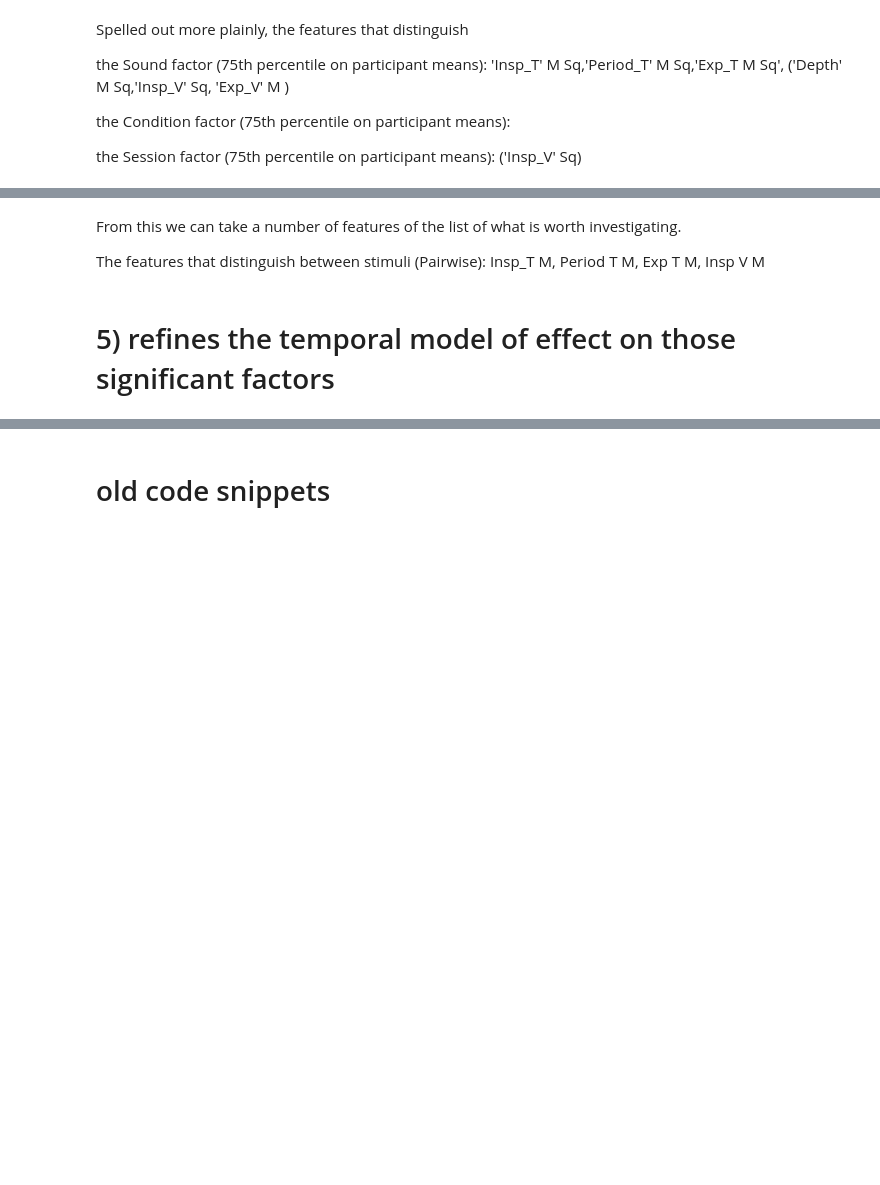
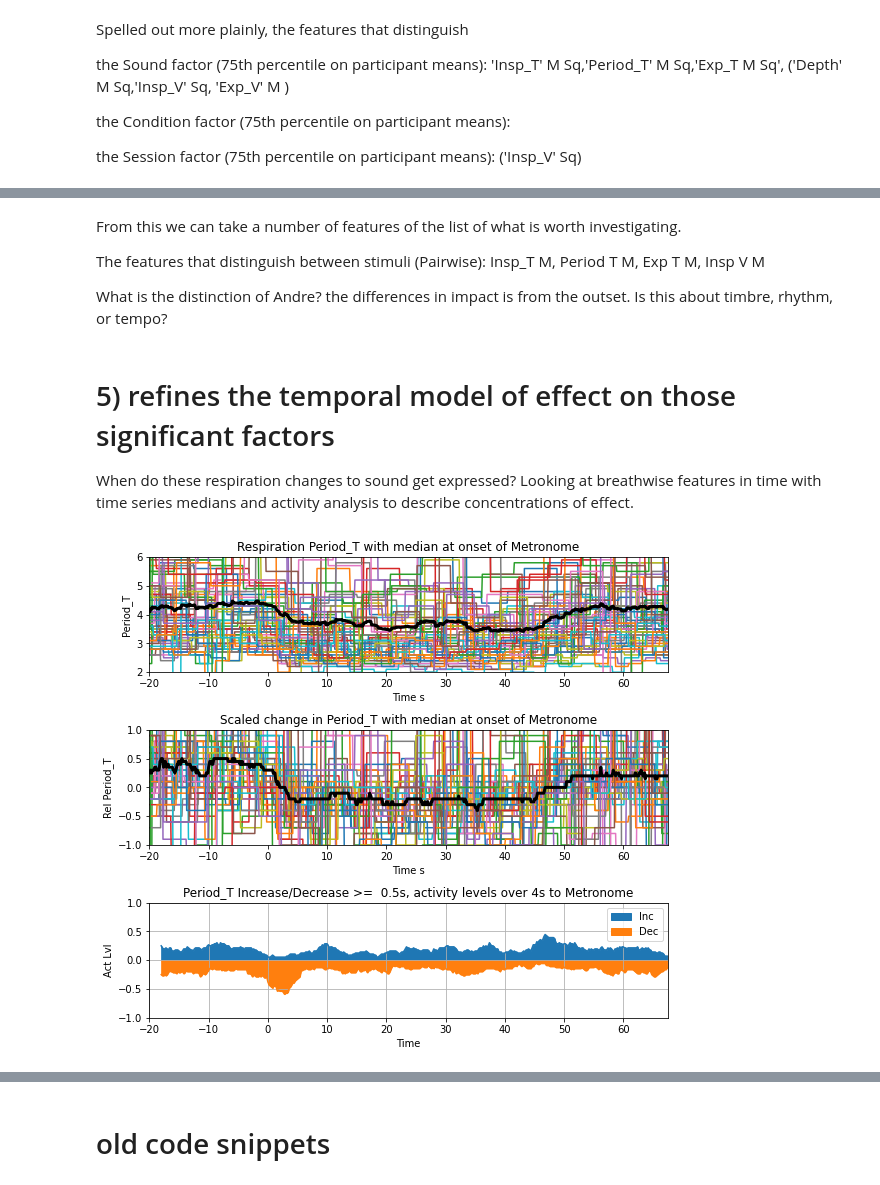
Before and after one commit to finn42/Respiration-Standing, a Jupyter notebook: Headphones_Project_Respiration_Analysis.ipynb, the cells around one changed output, grey strips where cells are left out. Cells and saved outputs as stored; diff of their text form; code cells hidden in the pictures; blank space fills up the shorter version.

Commit message:
Activity analysis on time course and new plots

```diff
--- a/Headphones_Project_Respiration_Analysis.ipynb
+++ b/Headphones_Project_Respiration_Analysis.ipynb
@@ -519,5 +532,8 @@ for col in ['Depth','Insp_T','Period_T','Exp_T','IE_Ratio','Insp_V','Exp_V']:
 From this we can take a number of features of the list of what is worth investigating.
 
 The features that distinguish between stimuli (Pairwise): Insp_T M, Period T M, Exp T M, Insp V M
+
+What is the distinction of Andre? the differences in impact is from the outset. Is this about timbre, rhythm, or tempo?
 # %% [markdown]
 # 5) refines the temporal model of effect on those significant factors
+When do these respiration changes to sound get expressed? Looking at breathwise features in time with time series medians and activity analysis to describe concentrations of effect.
@@ -523,0 +622,53 @@ The features that distinguish between stimuli (Pairwise): Insp_T M, Period T M,
+# %%
+# changes in Period_T
+Treshes = {'Period_T': 0.5,'Exp_T':0.3,'Insp_T':0.1}
+fig = plt.figure(figsize=(9,8))
+left, width = 0.1, 0.8
+bottom, height = 0.1, 0.2
+spacing = 0.1
+
+
+subp = 0
+ax= fig.add_axes([left,bottom+subp*(height+ spacing),width,height])
+# ax = fig.add_subplot(313)
+FrameSize = 4 # seconds
+HopSize = 0.2 # seconds
+Thresh = 0.5 #Treshes[feat] # minimum
+AC1 = activityCount(featCont,FrameSize,HopSize,Thresh,'Inc')
+AC2 = activityCount(featCont,FrameSize,HopSize,Thresh,'Dec')
+AC = pd.DataFrame()
+AC['Inc']=AC1['Total']
+AC['Dec']=-AC2['Total']
+AC.plot.area(ax=ax)
+
+plt.grid()
+plt.ylim(-1,1)
+plt.xlim(featCont.index[0],featCont.index[-1])
+#plt.xlim(-15,15)
+plt.title(feat + ' Increase/Decrease >=  ' + str(Thresh)+ 's, activity levels over ' + str(FrameSize) + 's to ' + stim)
+plt.ylabel('Act Lvl')
+plt.legend(loc='upper right')
+
+subp +=1
+ax= fig.add_axes([left,bottom+subp*(height+ spacing),width,height])
+Shifted = featCont-featCont.median(0)
+Shifted.plot(legend = False,ax=ax)
+Shifted.median(1).plot(linewidth=3,color='k',ax=ax)
+plt.ylim(-1,1)
+plt.xlim(featCont.index[0],featCont.index[-1])
+#plt.xlim(-15,15)
+plt.title('Scaled change in ' + feat+ ' with median at onset of ' + stim)
+plt.ylabel('Rel ' + feat)
+
+subp +=1
+ax= fig.add_axes([left,bottom+subp*(height+ spacing),width,height])
+plt.title('Respiration ' + feat + ' with median at onset of ' + stim)
+featCont.plot(legend = False,ax=ax)
+featCont.mean(1).plot(linewidth=3,color='k')
+plt.ylim(2,6)
+plt.ylabel(feat)
+plt.xlim(featCont.index[0],featCont.index[-1])
+
+plt.show()
+# %% [output]
+[figure, added]
```
Also changed, not shown: parts of 12 cells of this notebook, 52 other files.
